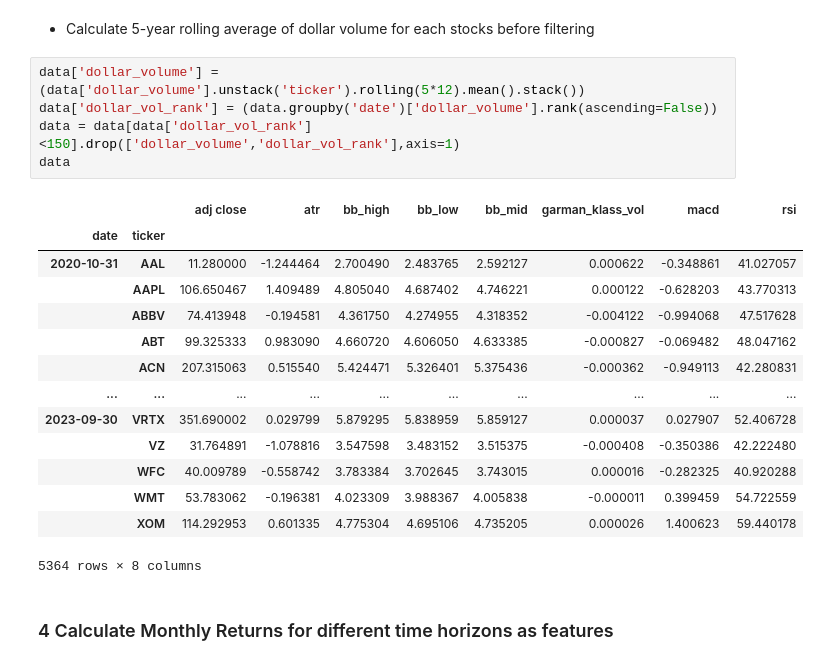
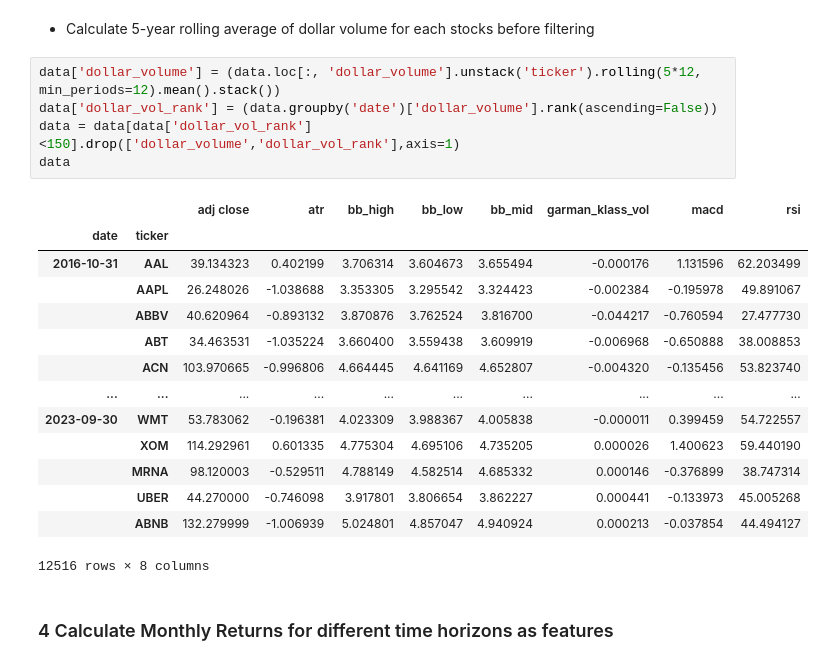
Before and after one commit to liudoong/Finance, a Jupyter notebook: Algo_ML.ipynb, the cells around one changed output. Saved outputs shown, nothing was run; the diff lists cells and outputs as text.

```diff
--- a/Algo_ML.ipynb
+++ b/Algo_ML.ipynb
@@ -170,25 +170,25 @@ data
 # %% [markdown]
 * Calculate 5-year rolling average of dollar volume for each stocks before filtering
 # %%
-data['dollar_volume'] = (data['dollar_volume'].unstack('ticker').rolling(5*12).mean().stack())
+data['dollar_volume'] = (data.loc[:, 'dollar_volume'].unstack('ticker').rolling(5*12, min_periods=12).mean().stack())
 data['dollar_vol_rank'] = (data.groupby('date')['dollar_volume'].rank(ascending=False))
 data = data[data['dollar_vol_rank']<150].drop(['dollar_volume','dollar_vol_rank'],axis=1)
 data
 # %% [output]
 |  |  | adj close | atr | bb_high | bb_low | bb_mid | garman_klass_vol | macd | rsi |
 | date | ticker |  |  |  |  |  |  |  |  |
-| 2020-10-31 | AAL | 11.280000 | -1.244464 | 2.700490 | 2.483765 | 2.592127 | 0.000622 | -0.348861 | 41.027057 |
-|  | AAPL | 106.650467 | 1.409489 | 4.805040 | 4.687402 | 4.746221 | 0.000122 | -0.628203 | 43.770313 |
-|  | ABBV | 74.413948 | -0.194581 | 4.361750 | 4.274955 | 4.318352 | -0.004122 | -0.994068 | 47.517628 |
-|  | ABT | 99.325333 | 0.983090 | 4.660720 | 4.606050 | 4.633385 | -0.000827 | -0.069482 | 48.047162 |
-|  | ACN | 207.315063 | 0.515540 | 5.424471 | 5.326401 | 5.375436 | -0.000362 | -0.949113 | 42.280831 |
+| 2016-10-31 | AAL | 39.134323 | 0.402199 | 3.706314 | 3.604673 | 3.655494 | -0.000176 | 1.131596 | 62.203499 |
+|  | AAPL | 26.248026 | -1.038688 | 3.353305 | 3.295542 | 3.324423 | -0.002384 | -0.195978 | 49.891067 |
+|  | ABBV | 40.620964 | -0.893132 | 3.870876 | 3.762524 | 3.816700 | -0.044217 | -0.760594 | 27.477730 |
+|  | ABT | 34.463531 | -1.035224 | 3.660400 | 3.559438 | 3.609919 | -0.006968 | -0.650888 | 38.008853 |
+|  | ACN | 103.970665 | -0.996806 | 4.664445 | 4.641169 | 4.652807 | -0.004320 | -0.135456 | 53.823740 |
 | ... | ... | ... | ... | ... | ... | ... | ... | ... | ... |
-| 2023-09-30 | VRTX | 351.690002 | 0.029799 | 5.879295 | 5.838959 | 5.859127 | 0.000037 | 0.027907 | 52.406728 |
-|  | VZ | 31.764891 | -1.078816 | 3.547598 | 3.483152 | 3.515375 | -0.000408 | -0.350386 | 42.222480 |
-|  | WFC | 40.009789 | -0.558742 | 3.783384 | 3.702645 | 3.743015 | 0.000016 | -0.282325 | 40.920288 |
-|  | WMT | 53.783062 | -0.196381 | 4.023309 | 3.988367 | 4.005838 | -0.000011 | 0.399459 | 54.722559 |
-|  | XOM | 114.292953 | 0.601335 | 4.775304 | 4.695106 | 4.735205 | 0.000026 | 1.400623 | 59.440178 |
+| 2023-09-30 | WMT | 53.783062 | -0.196381 | 4.023309 | 3.988367 | 4.005838 | -0.000011 | 0.399459 | 54.722557 |
+|  | XOM | 114.292961 | 0.601335 | 4.775304 | 4.695106 | 4.735205 | 0.000026 | 1.400623 | 59.440190 |
+|  | MRNA | 98.120003 | -0.529511 | 4.788149 | 4.582514 | 4.685332 | 0.000146 | -0.376899 | 38.747314 |
+|  | UBER | 44.270000 | -0.746098 | 3.917801 | 3.806654 | 3.862227 | 0.000441 | -0.133973 | 45.005268 |
+|  | ABNB | 132.279999 | -1.006939 | 5.024801 | 4.857047 | 4.940924 | 0.000213 | -0.037854 | 44.494127 |
-5364 rows × 8 columns
+12516 rows × 8 columns
 # %% [markdown]
 ### 4 Calculate Monthly Returns for different time horizons as features
 # %% [markdown]
```
Also changed, not shown: parts of 16 cells of this notebook, 2 other files.
